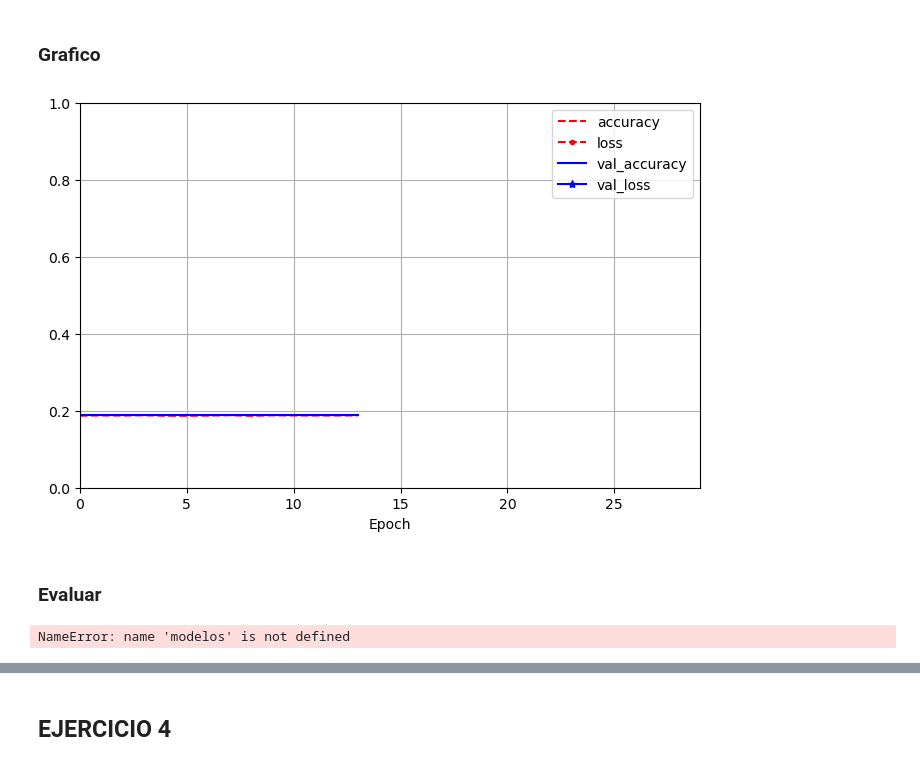
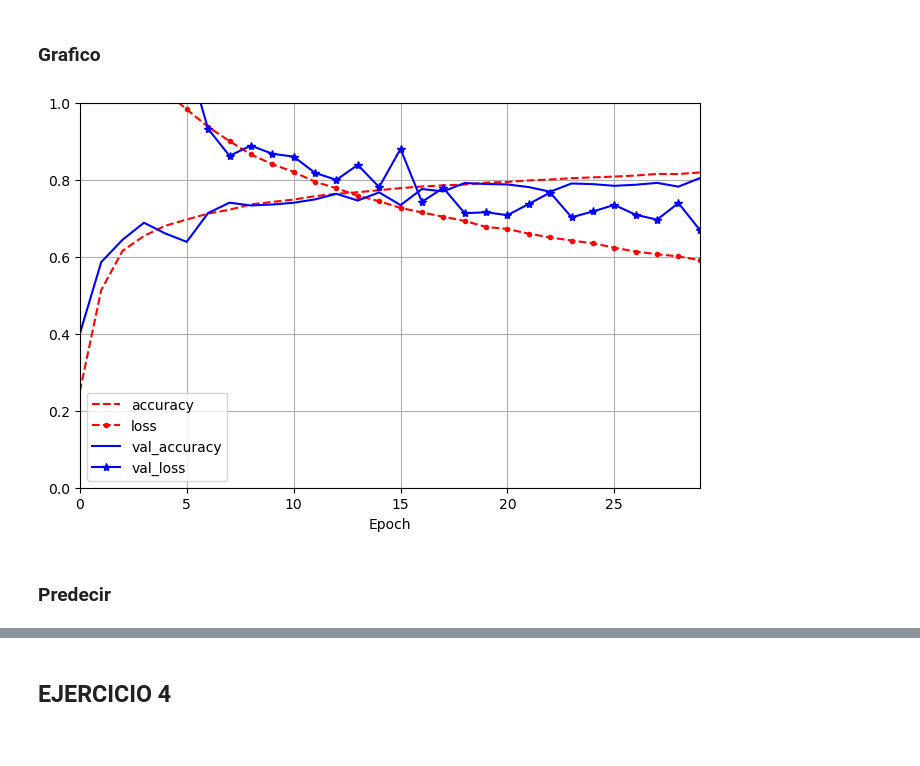
Before and after one commit to Elena2332/iabd, a Jupyter notebook: ia/sapa/deep_learning/4_3Ejercicios.ipynb, the cells around one changed output, grey strips where cells are left out. Saved outputs shown, nothing was run; the diff lists cells and outputs as text; code cells hidden in the pictures.

```diff
--- a/ia/sapa/deep_learning/4_3Ejercicios.ipynb
+++ b/ia/sapa/deep_learning/4_3Ejercicios.ipynb
@@ -318,30 +321,30 @@ mostrar_img(X_train[0],y_train[0])
 # %% [markdown]
 ### Crear y entrenar
 # %%
-# crear
-model = tf.keras.Sequential([
-    tf.keras.layers.Input(shape=X_train.shape[1:]),
-    tf.keras.layers.Flatten(),
-    tf.keras.layers.Dense(400, activation="relu"),
-    tf.keras.layers.Dense(248, activation="relu"),
-    tf.keras.layers.Dense(124, activation="relu"),
-    tf.keras.layers.Dense(64, activation="relu"),
-    tf.keras.layers.Dense(10, activation="softmax")
-])
-
 # deteccion temprana
-early_stopping_cb = tf.keras.callbacks.EarlyStopping(monitor='val_loss', patience=6, restore_best_weights=True)
+early_stopping_cb = tf.keras.callbacks.EarlyStopping(monitor='accuracy', patience=5, restore_best_weights=True)
 checkpoint_cb = tf.keras.callbacks.ModelCheckpoint("./recursos/checkpoint/4_3_3_checkpoints.weights.h5", save_weights_only=True)
 
 modelos = []
-rangos = [1e-4, 5e-4, 7e-4, 1e-3, 3e-3, 5e-3]
+history = []
+rangos = [3e-4, 5e-4, 5e-3]
 for lr in rangos:
+    # crear
+    model = tf.keras.Sequential([
+        tf.keras.layers.Input(shape=X_train.shape[1:]),
+        tf.keras.layers.Flatten(),
+        tf.keras.layers.Dense(248, activation="relu"),
+        tf.keras.layers.Dense(124, activation="relu"),
+        tf.keras.layers.Dense(64, activation="relu"),
+        tf.keras.layers.Dense(10, activation="softmax")
+    ])
     # compilar
     model.compile(loss=tf.keras.losses.sparse_categorical_crossentropy,
-                optimizer=tf.keras.optimizers.Adam(learning_rate=lr),   # asignar tasa de aprendizaje
+                optimizer=tf.keras.optimizers.Adam(learning_rate=lr),   #  asignar tasa de aprendizaje
                 metrics=['accuracy'])
     # entrenar
     hist = model.fit(X_train, y_train, epochs=40, validation_data=(X_val, y_val),
-                        callbacks=[checkpoint_cb,early_stopping_cb])
+                    callbacks=[checkpoint_cb,early_stopping_cb])
     modelos.append(model)
+    history.append(hist)
 # %% [output]
@@ -365,0 +370,13 @@ Epoch 14/70
+# %%
+mejor_acc = 0
+mejor_mod = None
+mejor_hist = None
+i = 0
+for model in modelos:
+    eval_loss,eval_acc = model.evaluate(X_test,y_test)
+    print('Accuracy: ',eval_acc,'  Loss: ',eval_loss)
+    if eval_acc > mejor_acc:
+        mejor_acc = eval_acc
+        mejor_mod = model
+        mejor_hist = history[i]
+    i += 1
@@ -366,17 +390,12 @@ Epoch 14/70
 # %% [markdown]
 ### Grafico
 # %%
-pd.DataFrame(hist.history).plot(
+pd.DataFrame(mejor_hist.history).plot(
     figsize=(8, 5), xlim=[0, 29], ylim=[0, 1], grid=True, xlabel="Epoch",
     style=["r--", "r--.", "b-", "b-*"])
 plt.legend()
 plt.show()
 # %% [output]
-[figure, old version]
+[figure, new version]
 # %% [markdown]
-### Evaluar
+### Predecir
-# %%
-for mod in modelos:
-    mod.evaluate(X_test,y_test)
-# %% [output]
-NameError: name 'modelos' is not defined
```
Also changed, not shown: parts of 7 cells of this notebook.
